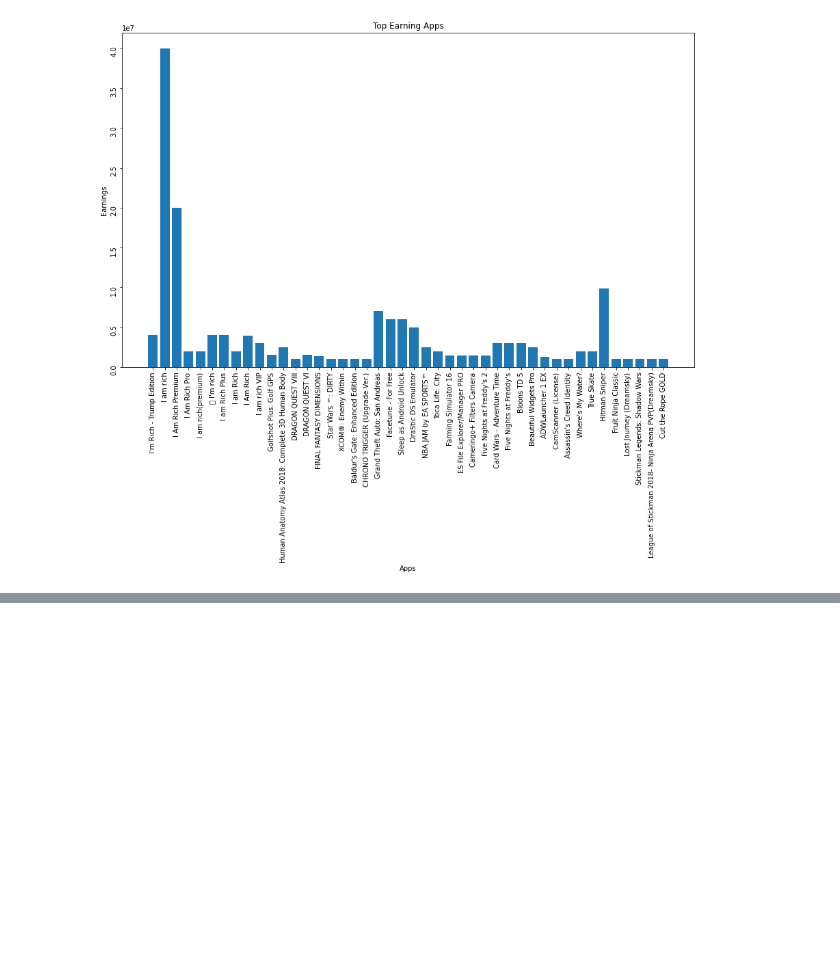
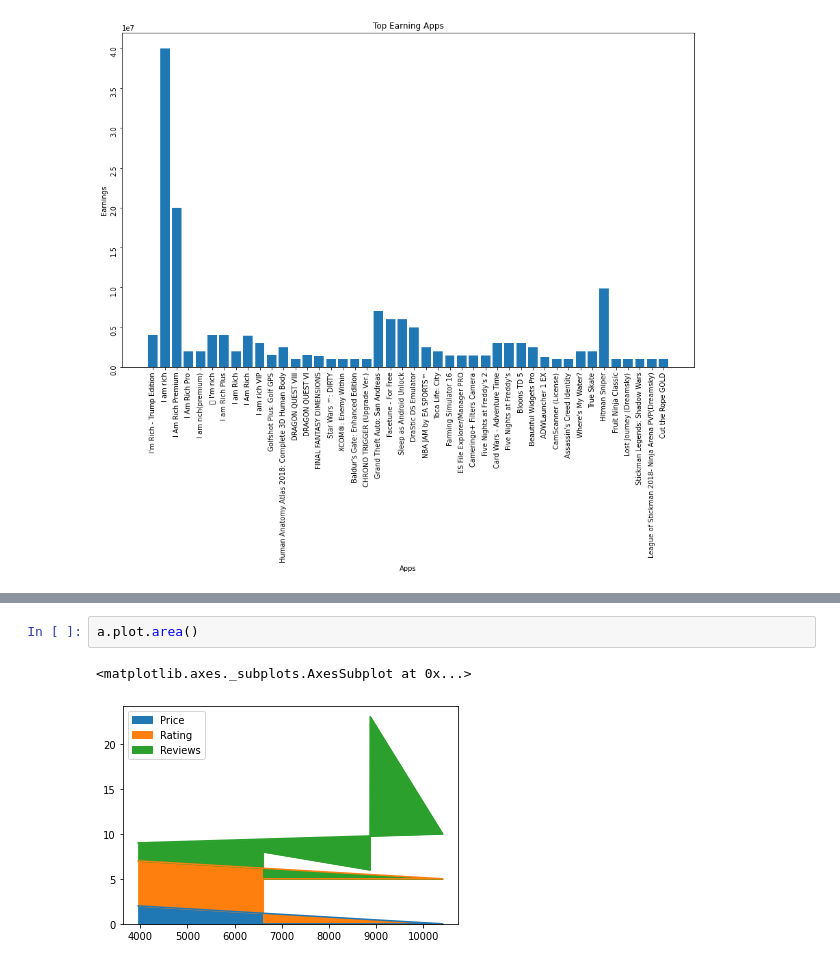
Before and after one commit to Swastik02aug/almabetter-EDA-project, a Jupyter notebook: Play_Store_App_Review_Analysis_Capstone_Project.ipynb, the cells around one changed output, grey strips where cells are left out. Drawn from its saved outputs; the diff is of its cells as text; blank space fills up the shorter version.

```diff
--- a/Play_Store_App_Review_Analysis_Capstone_Project.ipynb
+++ b/Play_Store_App_Review_Analysis_Capstone_Project.ipynb
@@ -508,0 +566,5 @@ plt.title("Top Earning Apps");
+# %%
+a.plot.area()
+# %% [output]
+<matplotlib.axes._subplots.AxesSubplot at 0x...>
+[figure, added]
```
Also changed, not shown: parts of 29 cells of this notebook.
